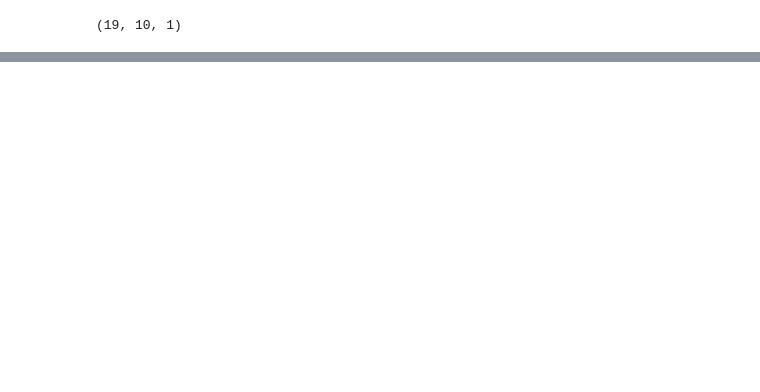
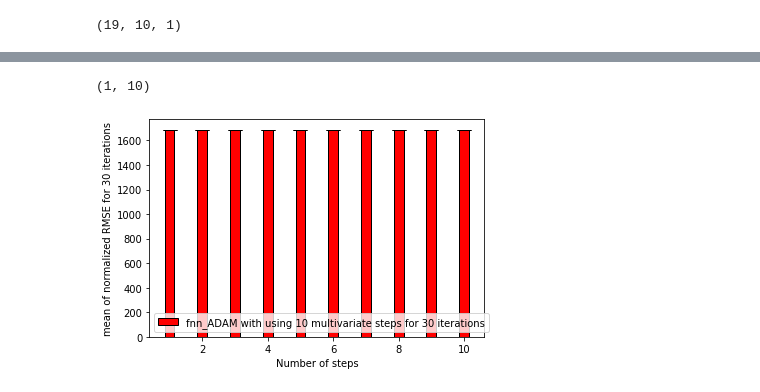
Before and after one commit to sydney-machine-learning/airpollution_deeplearning, a Jupyter notebook: pollution.ipynb, the cells around one changed output, grey strips where cells are left out. Cells and saved outputs as stored; diff of their text form; code cells hidden in the pictures; blank space fills up the shorter version.

```diff
--- a/pollution.ipynb
+++ b/pollution.ipynb
@@ -577 +606,12 @@ show_results(dADAM,'fnn_ADAM')
+# %%
+# dadam=read_csv('10i_10o_FNN_adam_30i.csv2020-07-27 06:17:47.538428')
+ladam=[[1687.1726 ,1686.9001 ,1684.3483, 1684.8247, 1685.0763 ,1684.6573 ,1684.4218,
+ 1683.5906, 1683.5874 ,1683.9226]]
+dADAM=np.array(ladam)
+# dADAM = dadam.values
+print(dADAM.shape)
+show_results(dADAM,'fnn_ADAM')
+# %% [output]
+(1, 10)
+[figure, added]
 # %%
```
Also changed, not shown: parts of 15 cells of this notebook, 30 other files.
